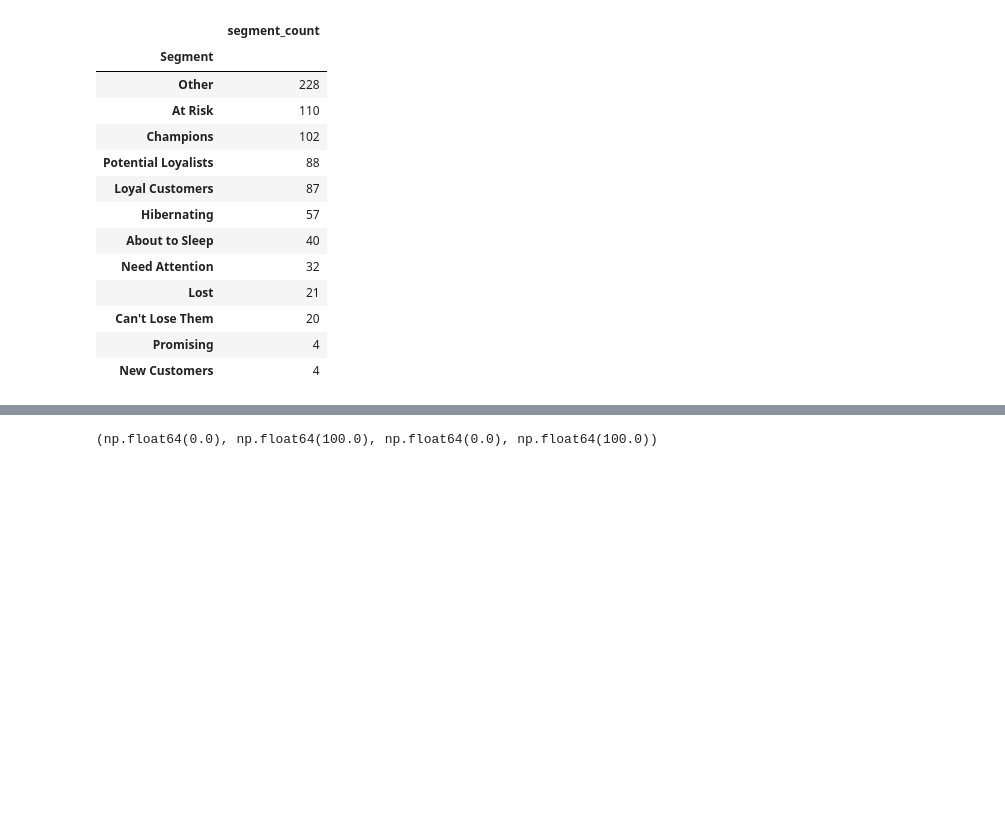
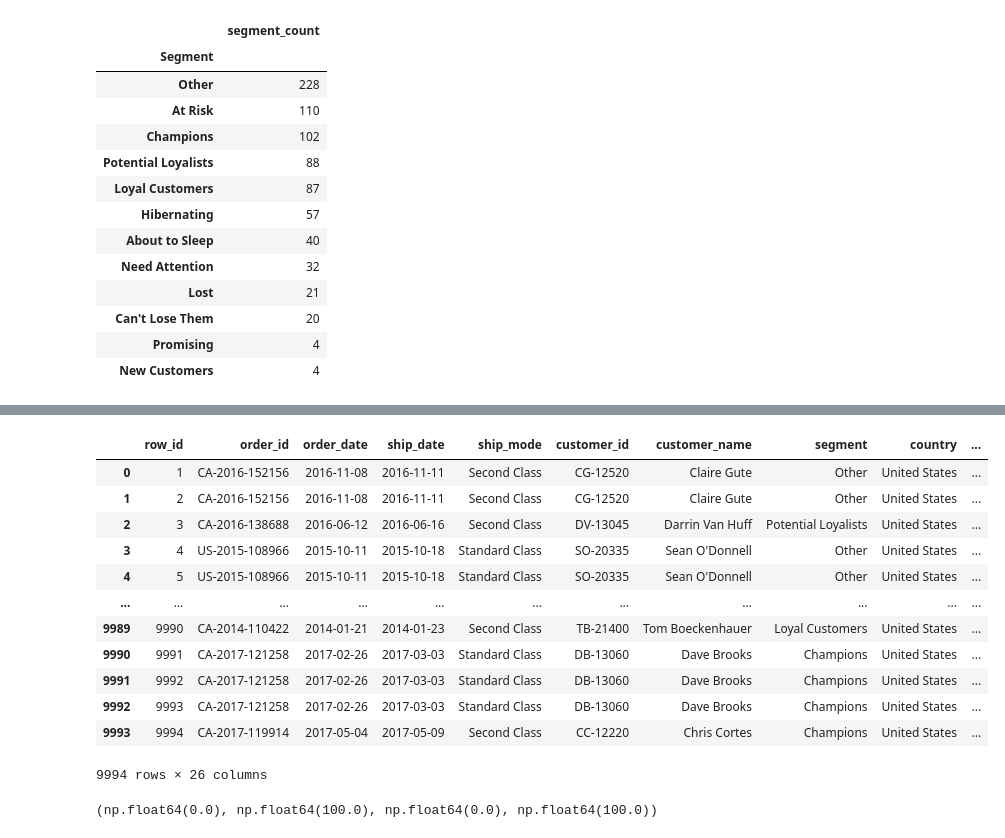
Before and after one commit to Reyal335/Superstore-Sales-Dashboard, a Jupyter notebook: notebooks/Z0_RFM_analysis.ipynb, the cells around one changed output, grey strips where cells are left out. Cells and saved outputs as stored; diff of their text form; code cells hidden in the pictures; blank space fills up the shorter version.

```diff
--- a/notebooks/Z0_RFM_analysis.ipynb
+++ b/notebooks/Z0_RFM_analysis.ipynb
@@ -266,3 +285,26 @@ segment_sumamry
+# %%
+
+df_ref = pd.DataFrame({'customer_id': pd.Series(customer_rfm.index.tolist()), 'Segment': customer_rfm['Segment'].tolist()})
+df_ref
+# df['Segment'] = df.apply(apply_segment_to_df, axis=1)
+# apply_segment_to_df()
+
+df['segment'] = df['customer_id'].map(df_ref.set_index('customer_id')['Segment'])
+df
+# %% [output]
+|  | row_id | order_id | order_date | ship_date | ship_mode | customer_id | customer_name | segment | country | ... |
+| 0 | 1 | CA-2016-152156 | 2016-11-08 | 2016-11-11 | Second Class | CG-12520 | Claire Gute | Other | United States | ... |
+| 1 | 2 | CA-2016-152156 | 2016-11-08 | 2016-11-11 | Second Class | CG-12520 | Claire Gute | Other | United States | ... |
+| 2 | 3 | CA-2016-138688 | 2016-06-12 | 2016-06-16 | Second Class | DV-13045 | Darrin Van Huff | Potential Loyalists | United States | ... |
+| 3 | 4 | US-2015-108966 | 2015-10-11 | 2015-10-18 | Standard Class | SO-20335 | Sean O'Donnell | Other | United States | ... |
+| 4 | 5 | US-2015-108966 | 2015-10-11 | 2015-10-18 | Standard Class | SO-20335 | Sean O'Donnell | Other | United States | ... |
+| ... | ... | ... | ... | ... | ... | ... | ... | ... | ... | ... |
+| 9989 | 9990 | CA-2014-110422 | 2014-01-21 | 2014-01-23 | Second Class | TB-21400 | Tom Boeckenhauer | Loyal Customers | United States | ... |
+| 9990 | 9991 | CA-2017-121258 | 2017-02-26 | 2017-03-03 | Standard Class | DB-13060 | Dave Brooks | Champions | United States | ... |
+| 9991 | 9992 | CA-2017-121258 | 2017-02-26 | 2017-03-03 | Standard Class | DB-13060 | Dave Brooks | Champions | United States | ... |
+| 9992 | 9993 | CA-2017-121258 | 2017-02-26 | 2017-03-03 | Standard Class | DB-13060 | Dave Brooks | Champions | United States | ... |
+| 9993 | 9994 | CA-2017-119914 | 2017-05-04 | 2017-05-09 | Second Class | CC-12220 | Chris Cortes | Champions | United States | ... |
+9994 rows × 26 columns
 # %%
 plt.figure(figsize=(12, 9))
 
```
Also changed, not shown: parts of 2 cells of this notebook.
